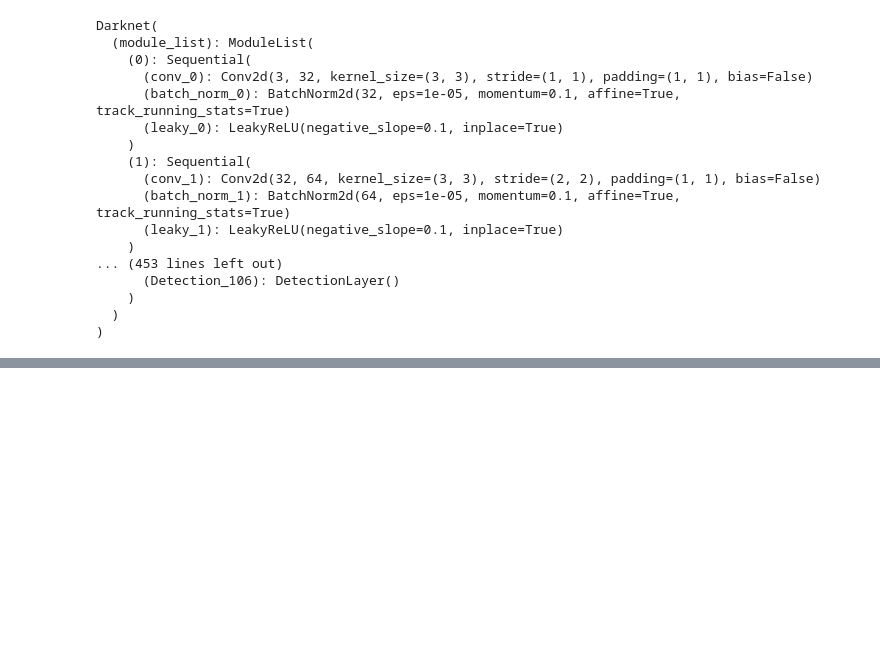
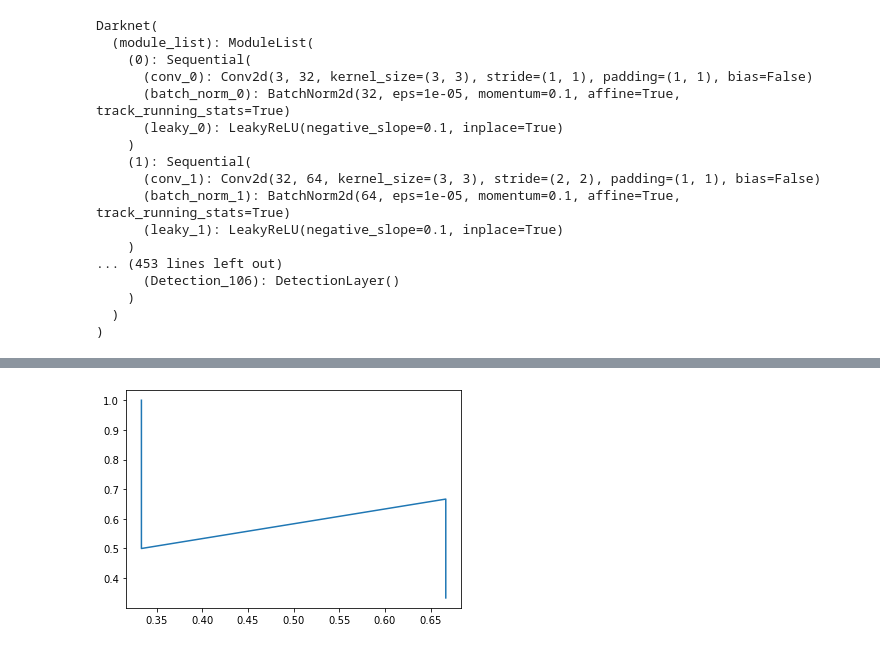
Before and after one commit to Senbjorn/yolov3-imp, a Jupyter notebook: evaluate_coco.ipynb, the cells around one changed output, grey strips where cells are left out. Saved outputs shown, nothing was run; the diff lists cells and outputs as text; code cells hidden in the pictures; blank space fills up the shorter version.

```diff
--- a/evaluate_coco.ipynb
+++ b/evaluate_coco.ipynb
@@ -77,0 +245,5 @@ for img_path in tqdm(paths):
+# %%
+plt.plot(r, p)
+plt.show()
+# %% [output]
+[figure, added]
```
Also changed, not shown: parts of 40 cells of this notebook, 5 other files.
